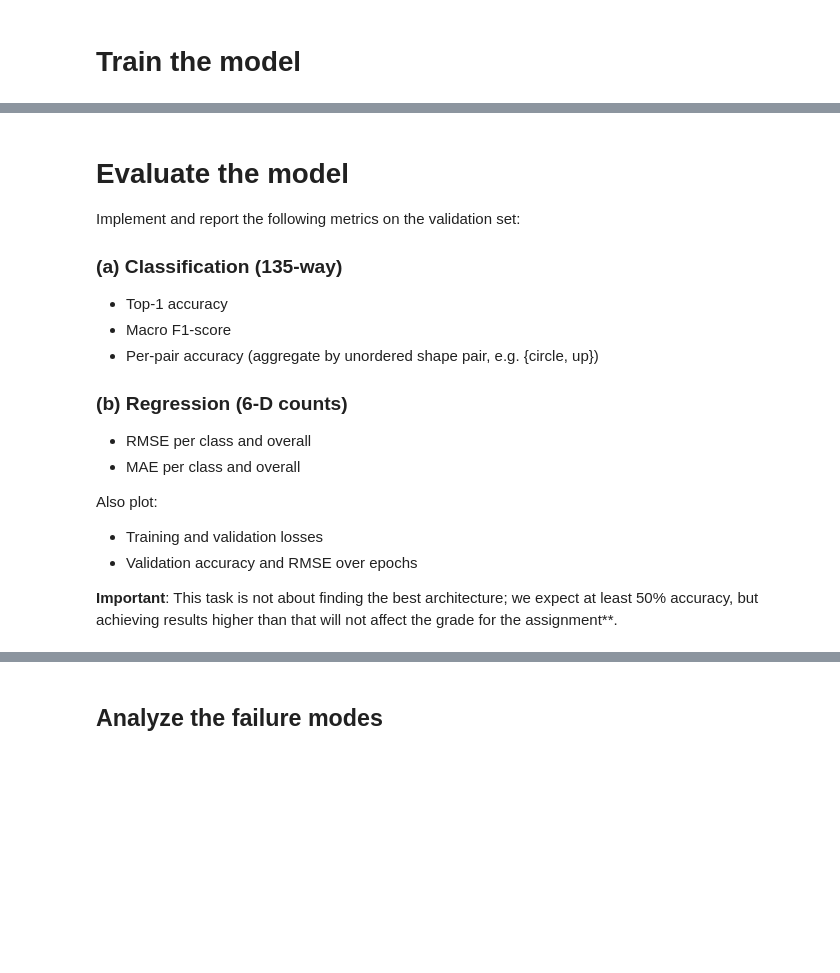
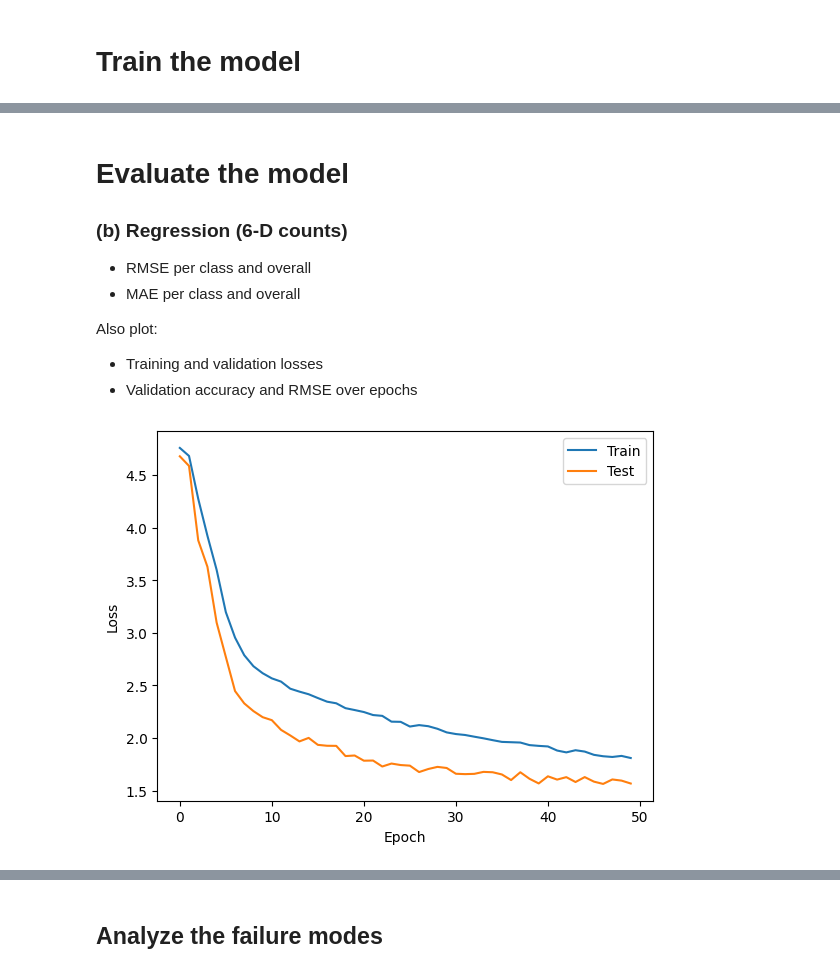
Before and after one commit to quantumFeline/dnn-hw-1, a Jupyter notebook: DNN_HW1.ipynb, the cells around one changed output, grey strips where cells are left out. Drawn from its saved outputs; the diff is of its cells as text; code cells hidden in the pictures; blank space fills up the shorter version.

```diff
--- a/DNN_HW1.ipynb
+++ b/DNN_HW1.ipynb
@@ -709,12 +841,12 @@ split_point = int(TRAIN_SIZE)
 
 train_transform = AugmentationTransform(dataset,
                                   dataset.image_size,
-                             {Augmentation.HORIZONTAL_FLIP: 0.5,
-                              Augmentation.VERTICAL_FLIP: 0.5,
+                             {Augmentation.HORIZONTAL_FLIP: 0.3,
+                              Augmentation.VERTICAL_FLIP: 0.3,
                               Augmentation.ROTATION: 0.25,
-                              Augmentation.GAUSSIAN_NOISE: 0.2,
-                              Augmentation.JITTER: 0.5,
-                              Augmentation.ERASING: 0.4})
+                              Augmentation.GAUSSIAN_NOISE: 0.1,
+                              Augmentation.JITTER: 0.2,
+                              Augmentation.ERASING: 0.2})
 train_dataset = Dataset("data/", transform=train_transform, verbose=True)
 # train_dataset = Dataset("data/", transform=None, verbose=True)
 train_dataset.load()
@@ -799,0 +913,6 @@ Train the model
+# %%
+model_class = ShapeClassifier(loss_coef=0).to(device)
+optimizer = torch.optim.Adam(model_class.parameters(), lr=1e-3)
+early_stopping = EarlyStopping(patience=10, delta=0.01)
+# %%
+train_losses, test_losses = training_loop(model_class, optimizer, early_stopping, train_loader, test_loader, EPOCHS, reg_loss_only=False)
@@ -907,14 +1063,6 @@ Epoch 4/100 | Train Loss: 5.3887 | Test Loss: 4.6824 | Train Acc: 29.82% | Test
 # %% [markdown]
 Evaluate the model
 ===
-
-Implement and report the following metrics on the validation set:
-
-### (a) **Classification (135-way)**
-
-* Top-1 accuracy
-* Macro F1-score
-* Per-pair accuracy (aggregate by unordered shape pair, e.g. {circle, up})
 
 ### (b) **Regression (6-D counts)**
 
@@ -925,5 +1073,16 @@ Also plot:
 
 * Training and validation losses
 * Validation accuracy and RMSE over epochs
-
-**Important**: This task is not about finding the best architecture; we expect at least 50% accuracy, but achieving results higher than that will not affect the grade for the assignment**.
+# %%
+def graph_loss(train_losses, test_losses, graph_name):
+    plt.plot(train_losses, label="Train")
+    plt.plot(test_losses, label="Test")
+    plt.xlabel("Epoch")
+    plt.ylabel("Loss")
+    plt.legend()
+    plt.savefig(graph_name)
+    plt.show()
+# %%
+graph_loss(train_losses, test_losses, "loss_classification_only.jpg")
+# %% [output]
+[figure, added]
```
Also changed, not shown: parts of 43 cells of this notebook.
